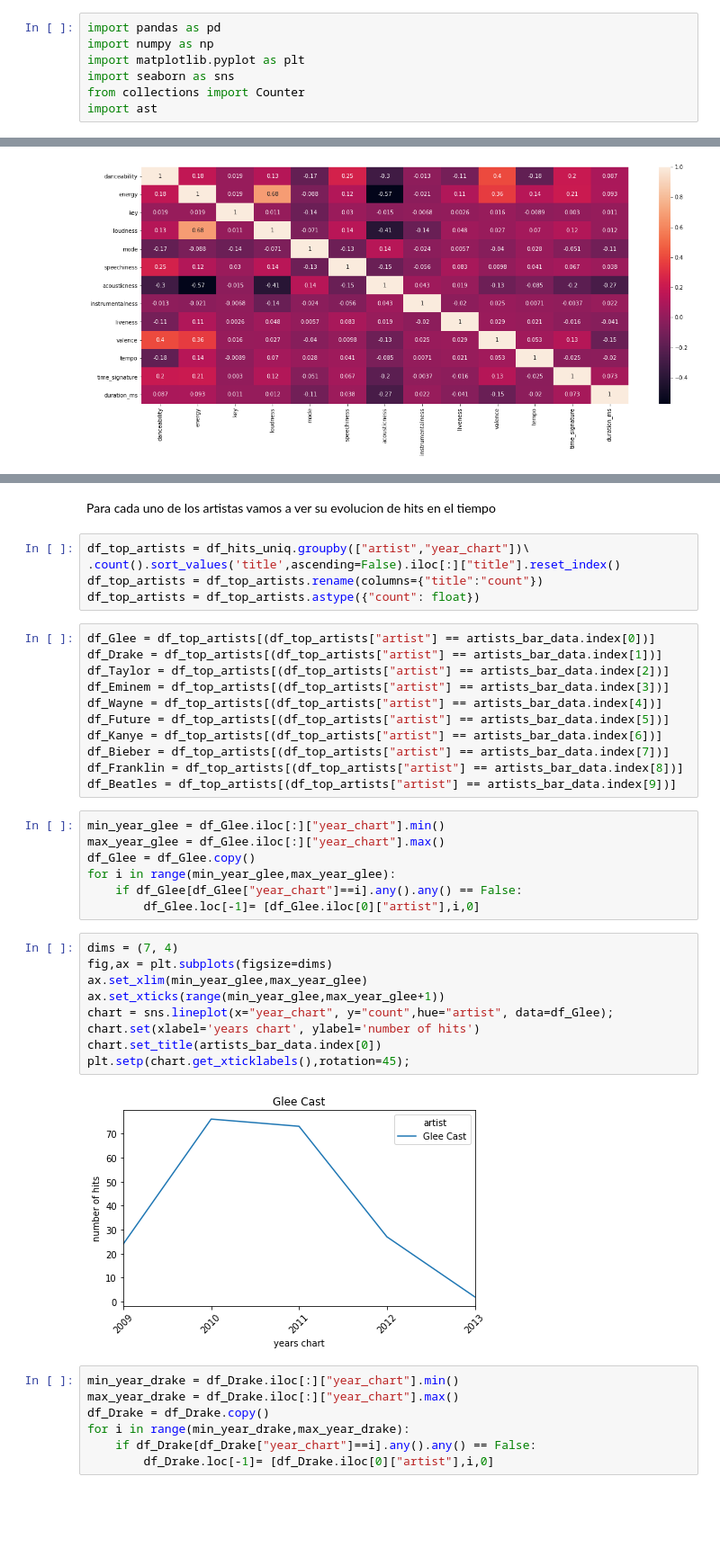
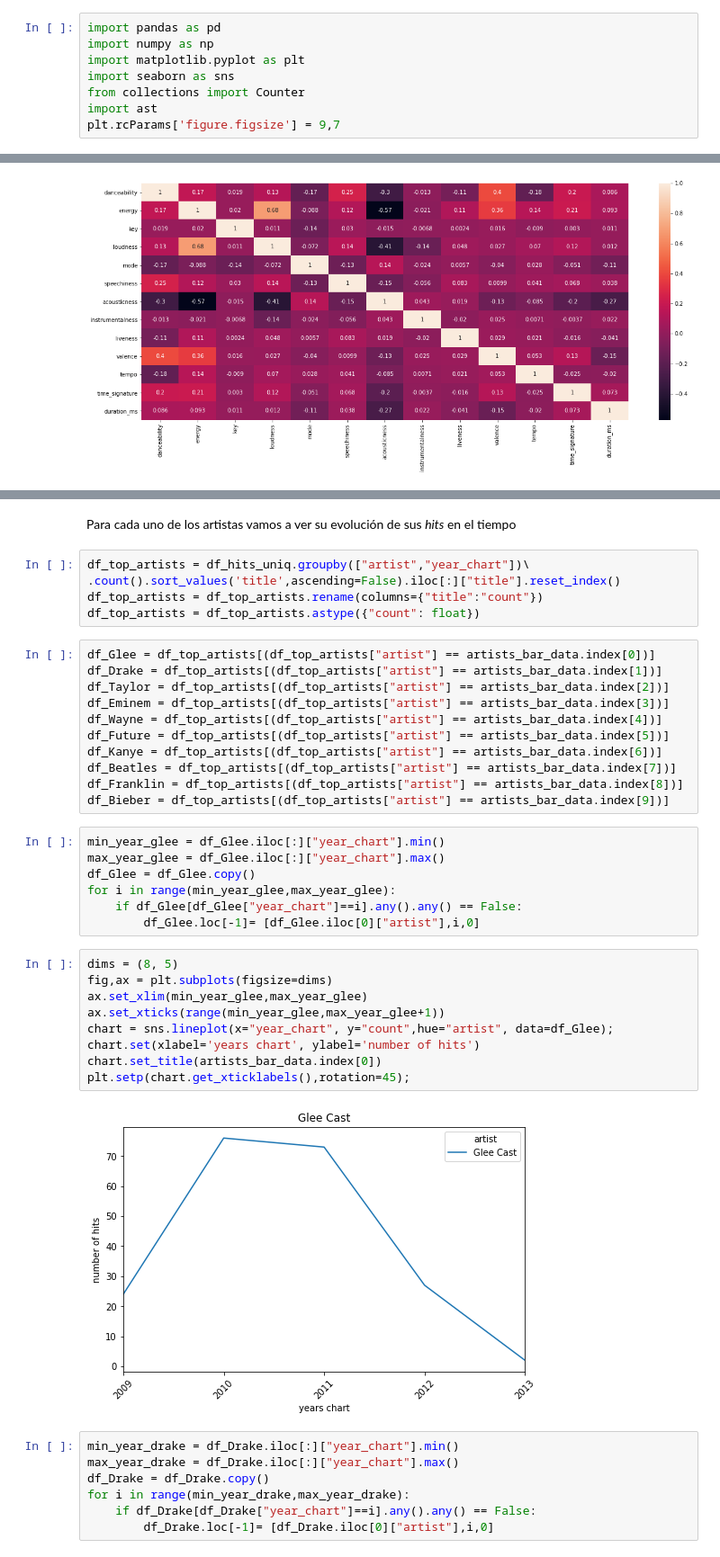
Before and after one commit to luislgm/Music_Hit_Predictor_TFM, a Jupyter notebook: Hit_Data_Analysis/1_hit_analysis.ipynb, the cells around one changed output, grey strips where cells are left out. Shown at 90% size. Saved outputs shown, nothing was run; the diff lists cells and outputs as text; blank space fills up the shorter version.

```diff
--- a/Hit_Data_Analysis/1_hit_analysis.ipynb
+++ b/Hit_Data_Analysis/1_hit_analysis.ipynb
@@ -41,3 +44,4 @@ import matplotlib.pyplot as plt
 import seaborn as sns
 from collections import Counter
 import ast
+plt.rcParams['figure.figsize'] = 9,7
@@ -466,5 +512,5 @@ chart.set(xlabel='artists', ylabel='number of hits');
 # %% [markdown]
-Para cada uno de los artistas vamos a ver su evolucion de hits en el tiempo
+Para cada uno de los artistas vamos a ver su evolución de sus *hits* en el tiempo
 # %%
 df_top_artists = df_hits_uniq.groupby(["artist","year_chart"])\
 .count().sort_values('title',ascending=False).iloc[:]["title"].reset_index()
@@ -478,9 +524,9 @@ df_Eminem = df_top_artists[(df_top_artists["artist"] == artists_bar_data.index[3
 df_Wayne = df_top_artists[(df_top_artists["artist"] == artists_bar_data.index[4])]
 df_Future = df_top_artists[(df_top_artists["artist"] == artists_bar_data.index[5])]
 df_Kanye = df_top_artists[(df_top_artists["artist"] == artists_bar_data.index[6])]
-df_Bieber = df_top_artists[(df_top_artists["artist"] == artists_bar_data.index[7])]
+df_Beatles = df_top_artists[(df_top_artists["artist"] == artists_bar_data.index[7])]
 df_Franklin = df_top_artists[(df_top_artists["artist"] == artists_bar_data.index[8])]
-df_Beatles = df_top_artists[(df_top_artists["artist"] == artists_bar_data.index[9])]
+df_Bieber = df_top_artists[(df_top_artists["artist"] == artists_bar_data.index[9])]
 # %%
 min_year_glee = df_Glee.iloc[:]["year_chart"].min()
 max_year_glee = df_Glee.iloc[:]["year_chart"].max()
@@ -489,16 +535,16 @@ for i in range(min_year_glee,max_year_glee):
     if df_Glee[df_Glee["year_chart"]==i].any().any() == False:
         df_Glee.loc[-1]= [df_Glee.iloc[0]["artist"],i,0]
 # %%
-dims = (7, 4)
+dims = (8, 5)
 fig,ax = plt.subplots(figsize=dims)
 ax.set_xlim(min_year_glee,max_year_glee)
 ax.set_xticks(range(min_year_glee,max_year_glee+1))
 chart = sns.lineplot(x="year_chart", y="count",hue="artist", data=df_Glee);
 chart.set(xlabel='years chart', ylabel='number of hits')
 chart.set_title(artists_bar_data.index[0])
 plt.setp(chart.get_xticklabels(),rotation=45);
 # %% [output]
-[figure, old version]
+[figure, new version]
 # %%
 min_year_drake = df_Drake.iloc[:]["year_chart"].min()
 max_year_drake = df_Drake.iloc[:]["year_chart"].max()
```
Also changed, not shown: parts of 71 cells of this notebook.
